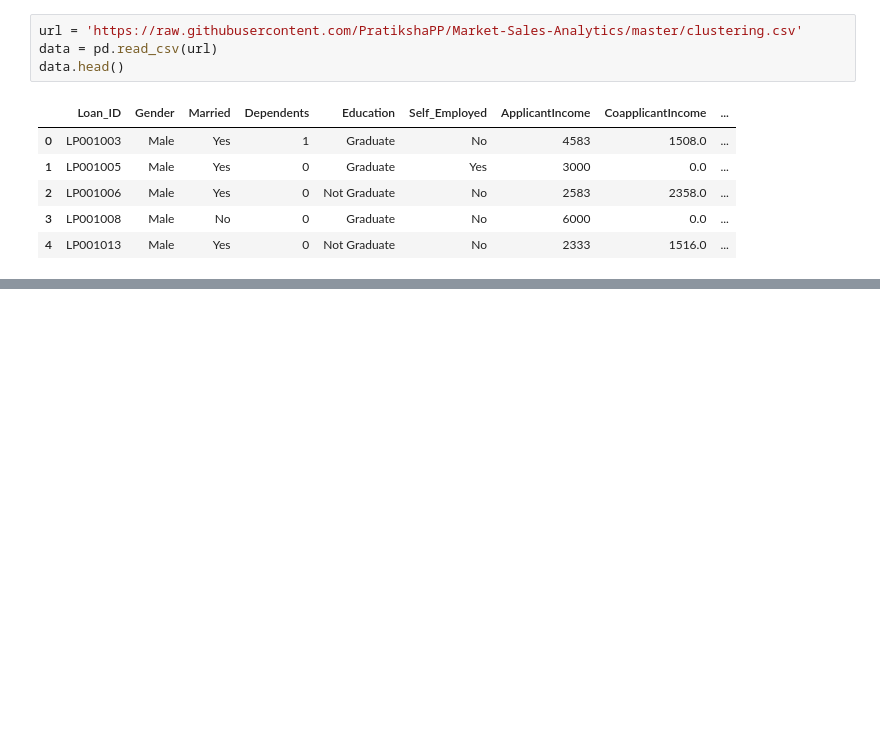
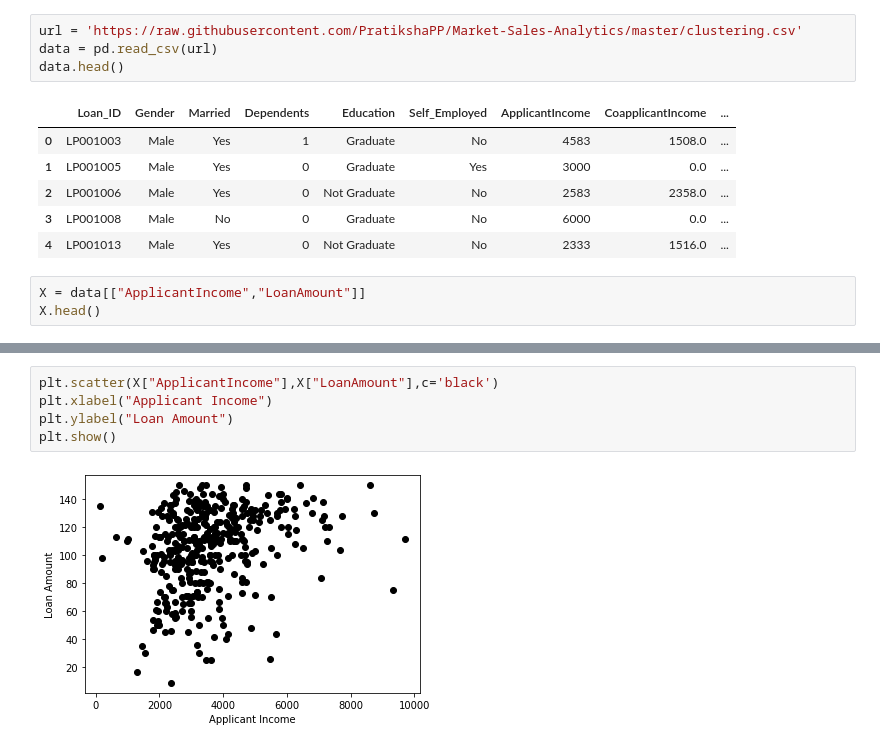
Before and after one commit to PratikshaPP/Market-Sales-Analytics, a Jupyter notebook: kmeans.ipynb, the cells around one changed output, grey strips where cells are left out. Cells and saved outputs as stored; diff of their text form; blank space fills up the shorter version.

Commit message:
Initialize the clusters and create scatter plots

```diff
--- a/kmeans.ipynb
+++ b/kmeans.ipynb
@@ -16,3 +16,6 @@ data.head()
 | 2 | LP001006 | Male | Yes | 0 | Not Graduate | No | 2583 | 2358.0 | ... |
 | 3 | LP001008 | Male | No | 0 | Graduate | No | 6000 | 0.0 | ... |
 | 4 | LP001013 | Male | Yes | 0 | Not Graduate | No | 2333 | 1516.0 | ... |
+# %%
+X = data[["ApplicantIncome","LoanAmount"]]
+X.head()
@@ -18,0 +29,7 @@ data.head()
+# %%
+plt.scatter(X["ApplicantIncome"],X["LoanAmount"],c='black')
+plt.xlabel("Applicant Income")
+plt.ylabel("Loan Amount")
+plt.show()
+# %% [output]
+[figure, added]
```
Also changed, not shown: parts of 2 cells of this notebook.
